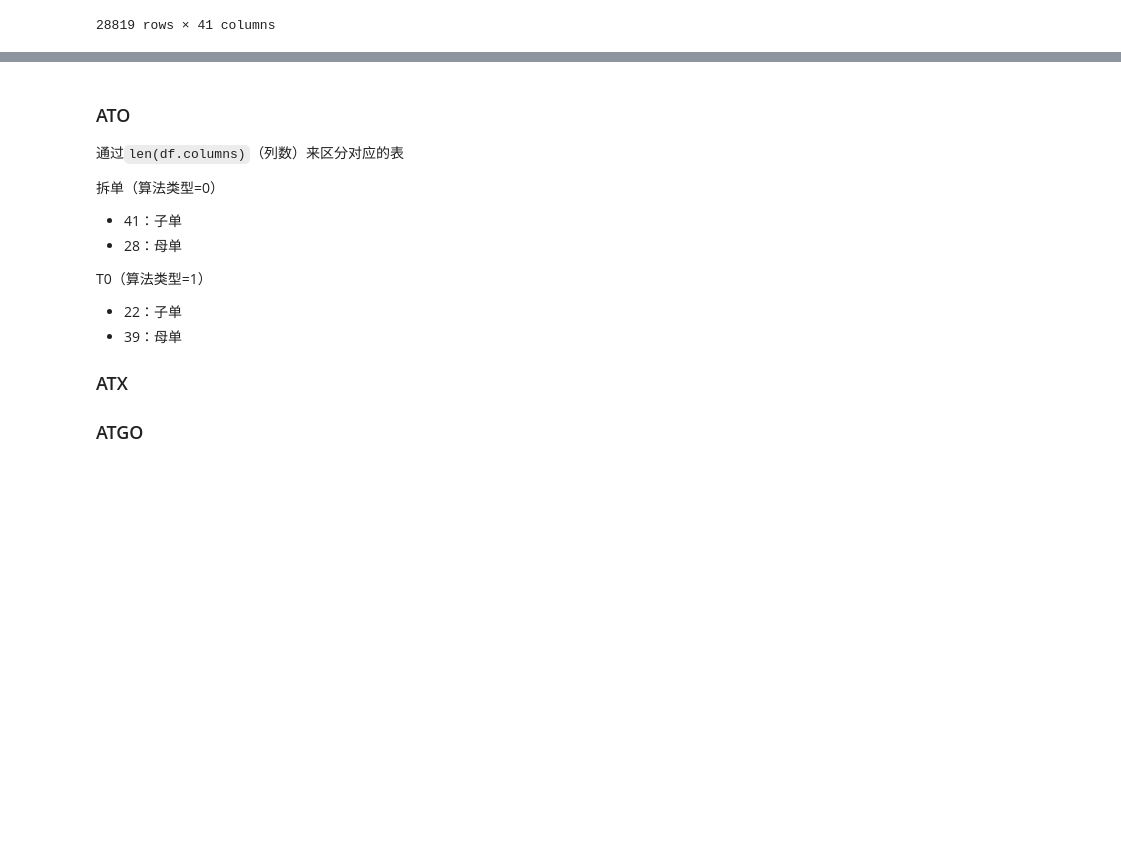
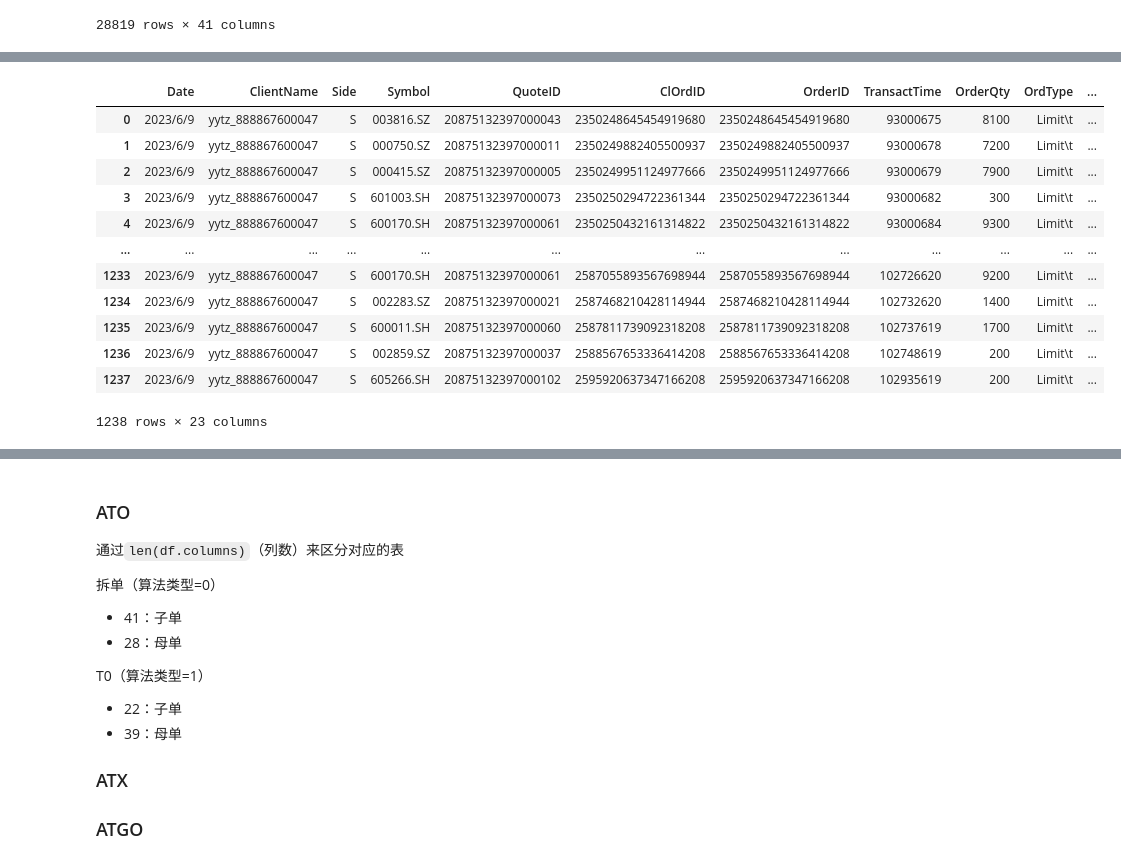
Before and after one commit to chengyingshe/cvt_multi_strategy, a Jupyter notebook: Untitled.ipynb, the cells around one changed output, grey strips where cells are left out. Saved outputs shown, nothing was run; the diff lists cells and outputs as text; code cells hidden in the pictures; blank space fills up the shorter version.

```diff
--- a/Untitled.ipynb
+++ b/Untitled.ipynb
@@ -217,0 +255,17 @@ df
+# %%
+df = pd.read_csv('./上传订单转换工具所需文件/各产品线结算格式/ATGO/0/algoActual.csv',encoding='gbk')
+df
+# %% [output]
+|  | Date | ClientName | Side | Symbol | QuoteID | ClOrdID | OrderID | TransactTime | OrderQty | OrdType | ... |
+| 0 | 2023/6/9 | yytz_888867600047 | S | 003816.SZ | 20875132397000043 | 2350248645454919680 | 2350248645454919680 | 93000675 | 8100 | Limit\t | ... |
+| 1 | 2023/6/9 | yytz_888867600047 | S | 000750.SZ | 20875132397000011 | 2350249882405500937 | 2350249882405500937 | 93000678 | 7200 | Limit\t | ... |
+| 2 | 2023/6/9 | yytz_888867600047 | S | 000415.SZ | 20875132397000005 | 2350249951124977666 | 2350249951124977666 | 93000679 | 7900 | Limit\t | ... |
+| 3 | 2023/6/9 | yytz_888867600047 | S | 601003.SH | 20875132397000073 | 2350250294722361344 | 2350250294722361344 | 93000682 | 300 | Limit\t | ... |
+| 4 | 2023/6/9 | yytz_888867600047 | S | 600170.SH | 20875132397000061 | 2350250432161314822 | 2350250432161314822 | 93000684 | 9300 | Limit\t | ... |
+| ... | ... | ... | ... | ... | ... | ... | ... | ... | ... | ... | ... |
+| 1233 | 2023/6/9 | yytz_888867600047 | S | 600170.SH | 20875132397000061 | 2587055893567698944 | 2587055893567698944 | 102726620 | 9200 | Limit\t | ... |
+| 1234 | 2023/6/9 | yytz_888867600047 | S | 002283.SZ | 20875132397000021 | 2587468210428114944 | 2587468210428114944 | 102732620 | 1400 | Limit\t | ... |
+| 1235 | 2023/6/9 | yytz_888867600047 | S | 600011.SH | 20875132397000060 | 2587811739092318208 | 2587811739092318208 | 102737619 | 1700 | Limit\t | ... |
+| 1236 | 2023/6/9 | yytz_888867600047 | S | 002859.SZ | 20875132397000037 | 2588567653336414208 | 2588567653336414208 | 102748619 | 200 | Limit\t | ... |
+| 1237 | 2023/6/9 | yytz_888867600047 | S | 605266.SH | 20875132397000102 | 2595920637347166208 | 2595920637347166208 | 102935619 | 200 | Limit\t | ... |
+1238 rows × 23 columns
```
Also changed, not shown: parts of 17 cells of this notebook, 4 other files.
